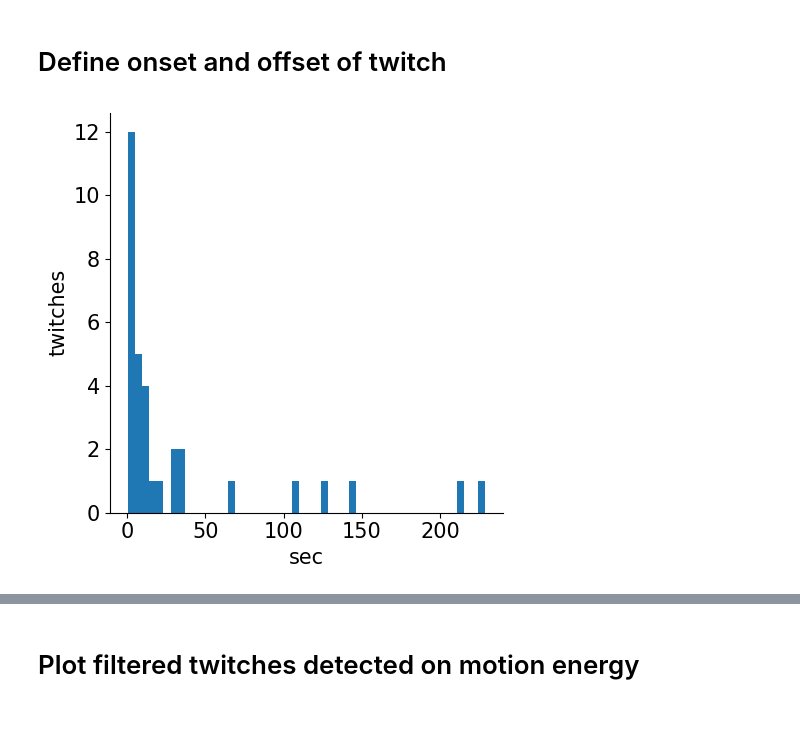
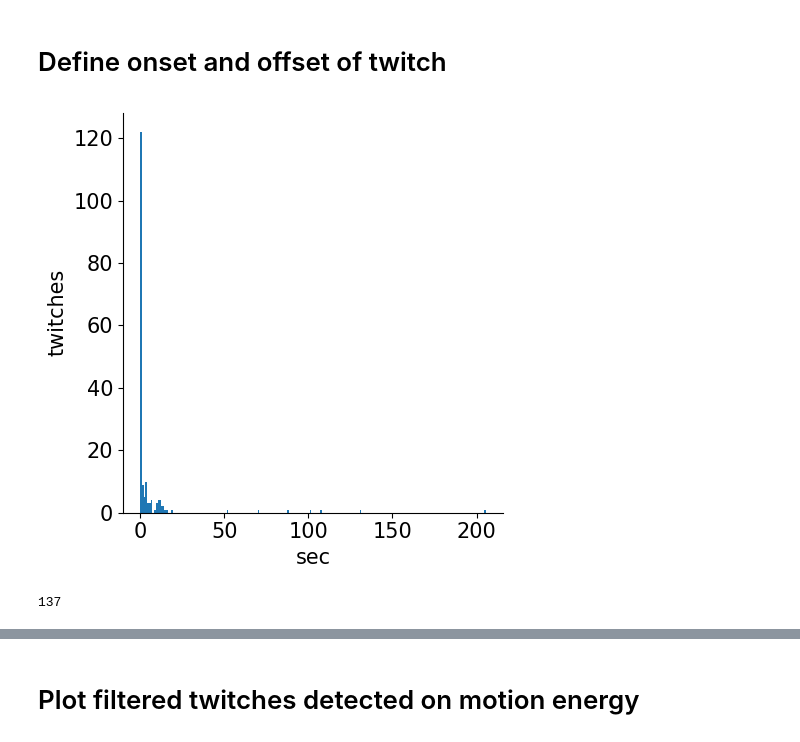
Before and after one commit to SofiaZang/Mousecraft, a Jupyter notebook: demo/building_state_and_twitch_detection_raw_motion_signal.ipynb, the cells around one changed output, grey strips where cells are left out. Saved outputs shown, nothing was run; the diff lists cells and outputs as text; code cells hidden in the pictures.

Commit message:
fixing burst detection & adjusting output

```diff
--- a/demo/building_state_and_twitch_detection_raw_motion_signal.ipynb
+++ b/demo/building_state_and_twitch_detection_raw_motion_signal.ipynb
@@ -759,7 +810,7 @@ np.where(bin_twitch==1) #before
 # %% [markdown]
 # Careful ! check it before
 # %%
-bin_twitch = remove_twitch_bursts(bin_twitch, framerate, min_interval=0.5)
+# bin_twitch = remove_twitch_bursts(bin_twitch, framerate, min_interval=1)
 # %%
 len(bin_twitch)
 # %% [output]
@@ -774,13 +829,12 @@ twitch_offsets = get_offsets(bin_twitch)
 # %%
-
 iti = np.diff(twitch_onsets/framerate)
 
 plt.figure(figsize=(5,5))
-plt.hist(iti.flatten(), bins=50)
+plt.hist(iti.flatten(), bins=200)
 plt.xlabel('sec')
 plt.ylabel('twitches')
 plt.show()
 
 # most twithces occur in burst fashion
 # %% [output]
-[figure, old version]
+[figure, new version]
@@ -786,0 +886,5 @@ plt.show()
+# %%
+inds_twitches_filtered_final = filter_bursty_twitches(inds_twitches_filtered_step2, min_frame_gap=5)
+len(inds_twitches_filtered_final)
+# %% [output]
+137
```
Also changed, not shown: parts of 26 cells of this notebook.
